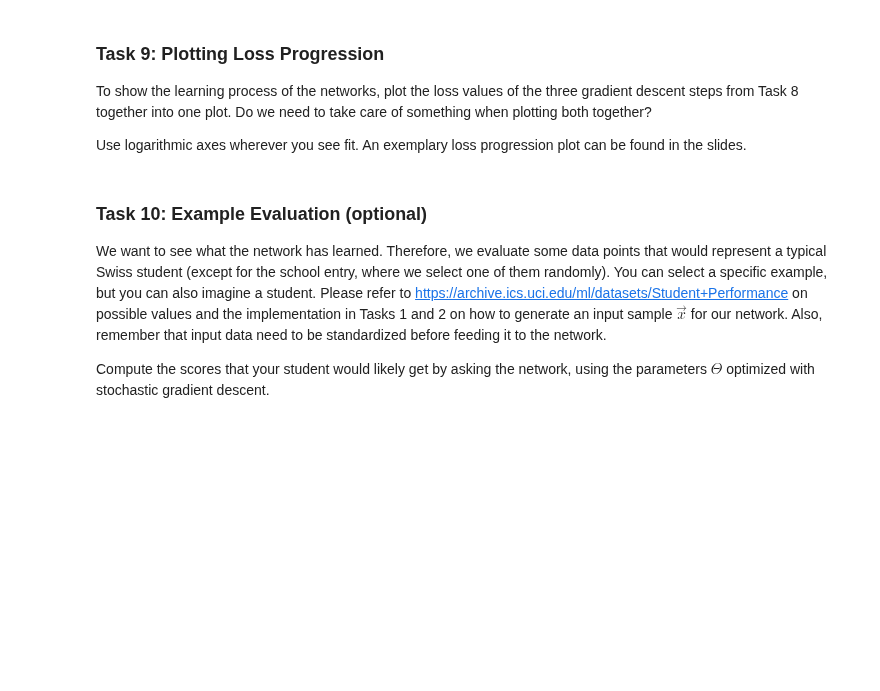
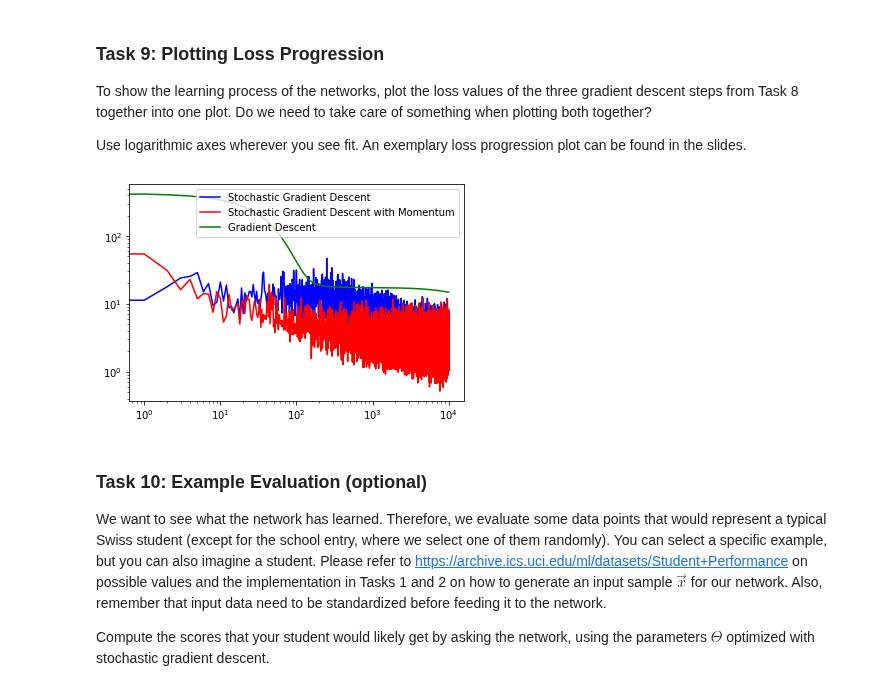
Before and after one commit to danielbarco/deeplearning, a Jupyter notebook: DL-Assignment04.ipynb, the cells around one changed output. Drawn from its saved outputs; the diff is of its cells as text; code cells hidden in the pictures; blank space fills up the shorter version.

```diff
--- a/DL-Assignment04.ipynb
+++ b/DL-Assignment04.ipynb
@@ -216,6 +229,7 @@ Use `np` or `scipy` functionality for this task.
-# %%
-def loss(Y, T):
-  return ...
+# %%
+def loss(Y, T):
+  B=T.shape[1]
+  return (1/B)*np.linalg.norm(Y-T, "fro")**2
 # %% [markdown]
 ### Task 6: Gradient Implementation
 
@@ -227,9 +241,9 @@ def gradient(X, T, Y, H, Theta):
   W1, W2 = Theta
 
   # first layer gradient
-  g1 = ...
+  g1 = (2 / Y.shape[1]) * np.dot((np.dot(W2.T, (Y - T))) * H * (1 - H), X.T)
   # second layer gradient
-  g2 = ...
+  g2 = (2 / Y.shape[1]) * np.dot((Y - T), H.T)
 
   return g1, g2
 # %% [markdown]
@@ -278,26 +317,26 @@ Run the gradient descent three times, first as normal gradient descent, second a
 
 How can you achieve this without requiring separate implementations of the ``gradient_descent`` function from Task 7?
 # %%
-K = ...
-D = ...
-O = ...
-W1 = ...
-W2 = ...
+K = 20
+D = len(X)
+O = 3
+W1 = np.random.uniform(-1/np.sqrt(D), 1/np.sqrt(D), (K+1,D))
+W2 = np.random.uniform(-1/np.sqrt(D), 1/np.sqrt(D), (O,K+1))
 Theta = [W1, W2]
 
 import copy
 
 # run gradient descent with full dataset
 Theta1 = copy.deepcopy(Theta)
-GD = ...
+GD = gradient_descent(X, T, Theta1, len(X[0]), eta=0.001)
 
 # run stochastic gradient descent with batches of size 16
 Theta2 = copy.deepcopy(Theta)
-SGD = ...
+SGD = gradient_descent(X, T, Theta1, 16, eta=0.001)
 
 # run stochastic gradient descent with batches of size 16 and momentum mu=0.9
 Theta3 = copy.deepcopy(Theta)
-SGD_Mo = ...
+SGD_Mo = gradient_descent(X, T, Theta1, 16, eta=0.001, mu=0.9)
 # %% [markdown]
 ## Evaluation
 
@@ -315,10 +354,14 @@ An exemplary loss progression plot can be found in the slides.
 # %%
 from matplotlib import pyplot
 
-pyplot.plot(..., "b-", label="Stochastic Gradient Descent")
-pyplot.plot(..., "r-", label="Stochastic Gradient Descent with Momentum")
-pyplot.plot(..., "g-", label="Gradient Descent")
+pyplot.plot(SGD, "b-", label="Stochastic Gradient Descent")
+pyplot.plot(SGD_Mo, "r-", label="Stochastic Gradient Descent with Momentum")
+pyplot.plot(GD, "g-", label="Gradient Descent")
+pyplot.loglog()
 pyplot.legend()
+pyplot.show()
+# %% [output]
+[figure, added]
 # %% [markdown]
 ### Task 10: Example Evaluation (optional)
 
```
Also changed, not shown: parts of 13 cells of this notebook.
